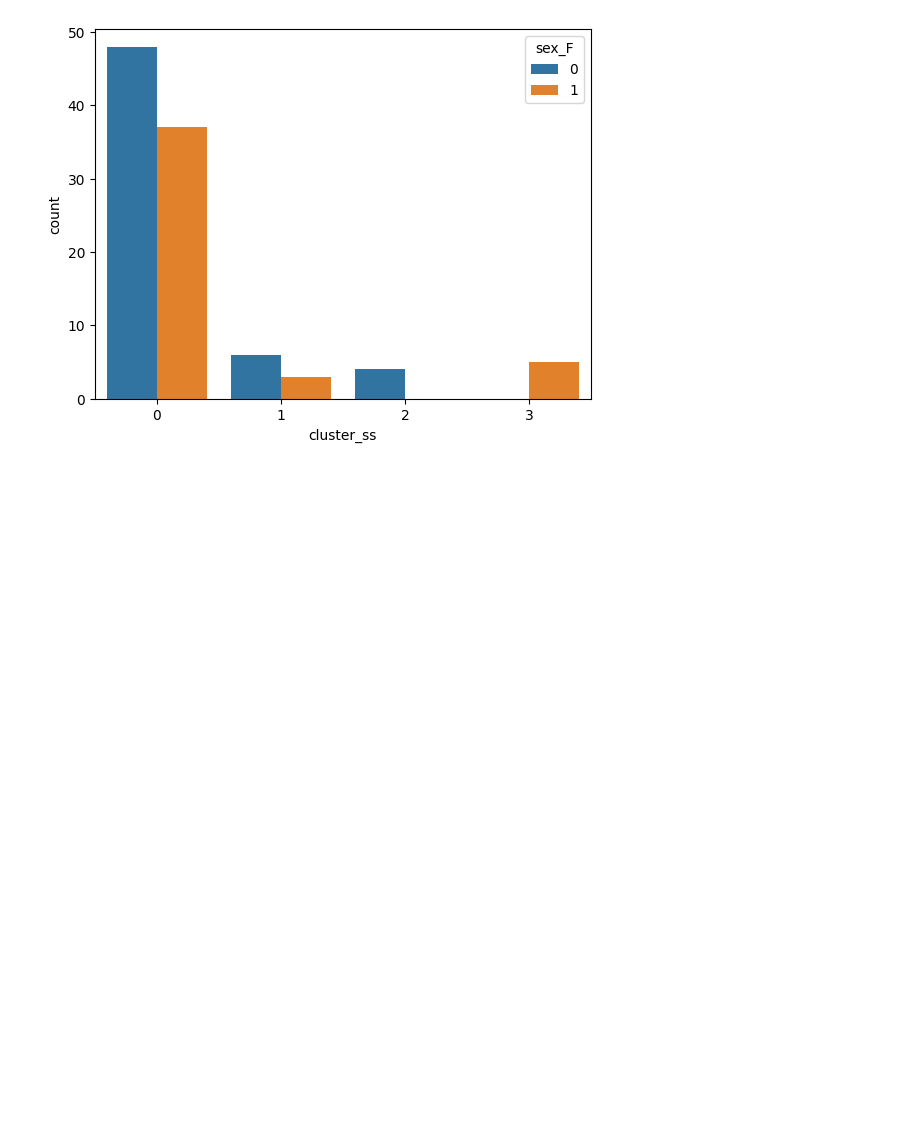
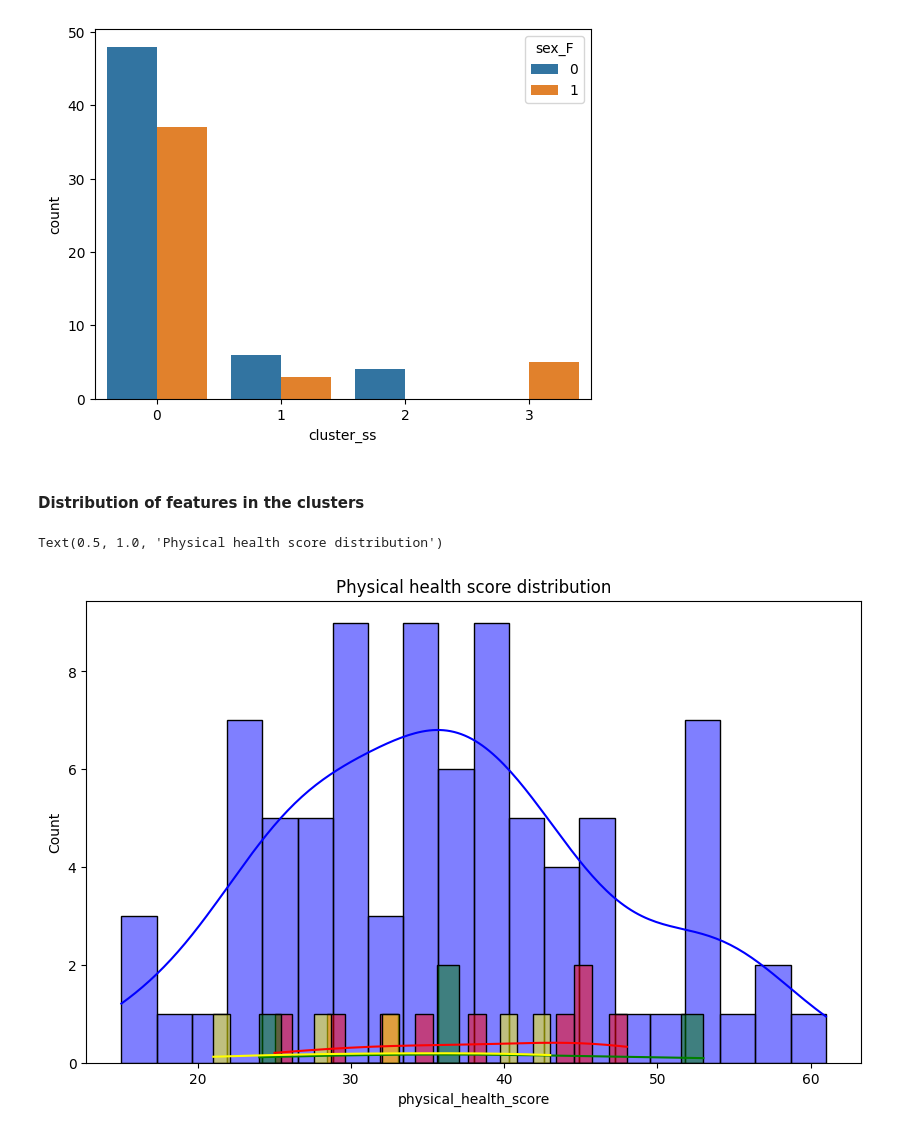
Before and after one commit to g-lago8/CHL-Project, a Jupyter notebook: notebooks/questionnaires_scores.ipynb, the cells around one changed output. Saved outputs shown, nothing was run; the diff lists cells and outputs as text; code cells hidden in the pictures; blank space fills up the shorter version.

Commit message:
clustering

```diff
--- a/notebooks/questionnaires_scores.ipynb
+++ b/notebooks/questionnaires_scores.ipynb
@@ -663,3 +606,16 @@ sns.countplot(data=df, x='cluster_ss', hue='sex_F')
 # %% [output]
 <Axes: xlabel='cluster_ss', ylabel='count'>
 [figure]
+# %% [markdown]
+#### Distribution of features in the clusters
+# %%
+# see histogram of distribution of physical_health_score in the clusters
+plt.figure(figsize=(10, 6))
+sns.histplot(df[df['cluster_ss'] == 0]['physical_health_score'], bins=20, kde=True, color='blue', label='cluster 0')
+sns.histplot(df[df['cluster_ss'] == 1]['physical_health_score'], bins=20, kde=True, color='red', label='cluster 1')
+sns.histplot(df[df['cluster_ss'] == 2]['physical_health_score'], bins=20, kde=True, color='green', label='cluster 2')
+sns.histplot(df[df['cluster_ss'] == 3]['physical_health_score'], bins=20, kde=True, color='yellow', label='cluster 3')
+plt.title('Physical health score distribution')
+# %% [output]
+Text(0.5, 1.0, 'Physical health score distribution')
+[figure, added]
```
Also changed, not shown: parts of 79 cells of this notebook.
